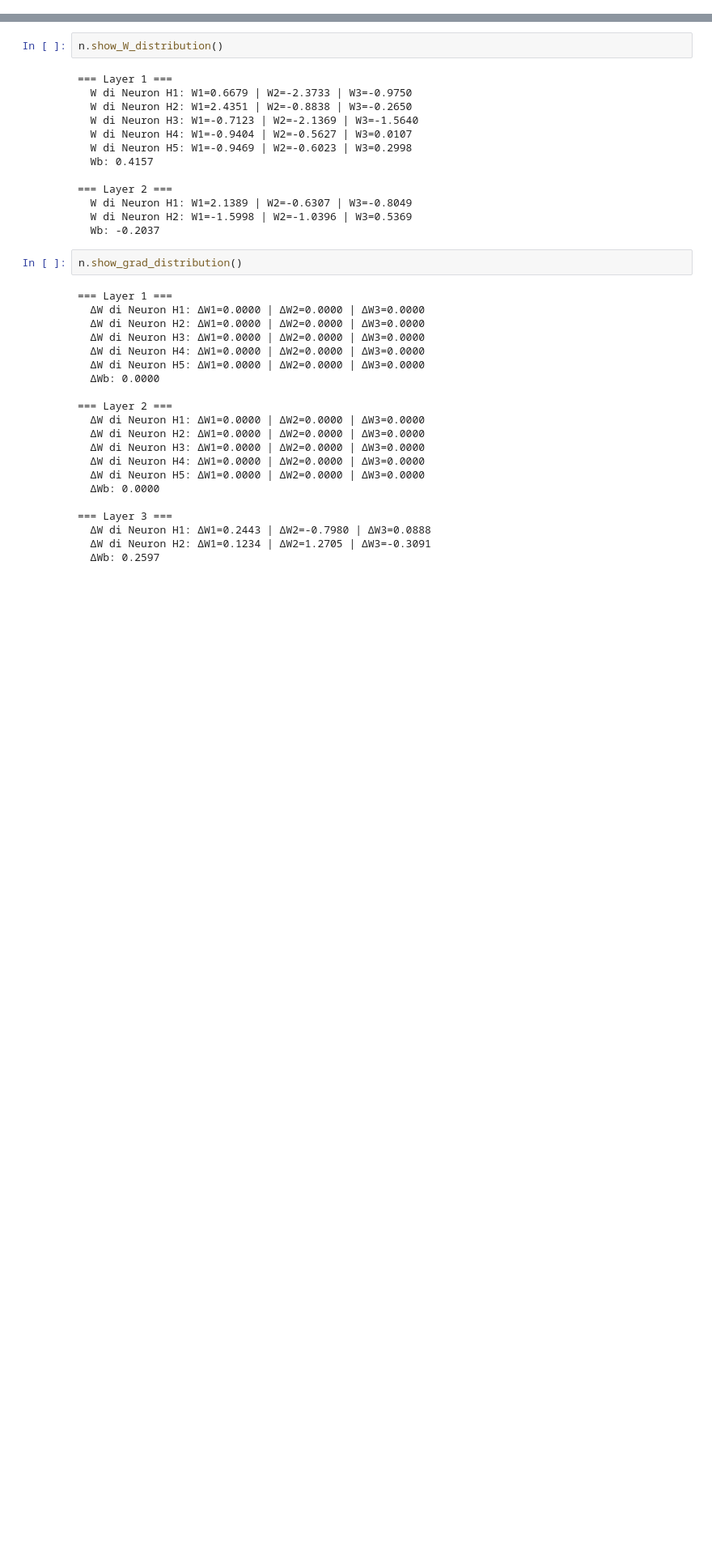
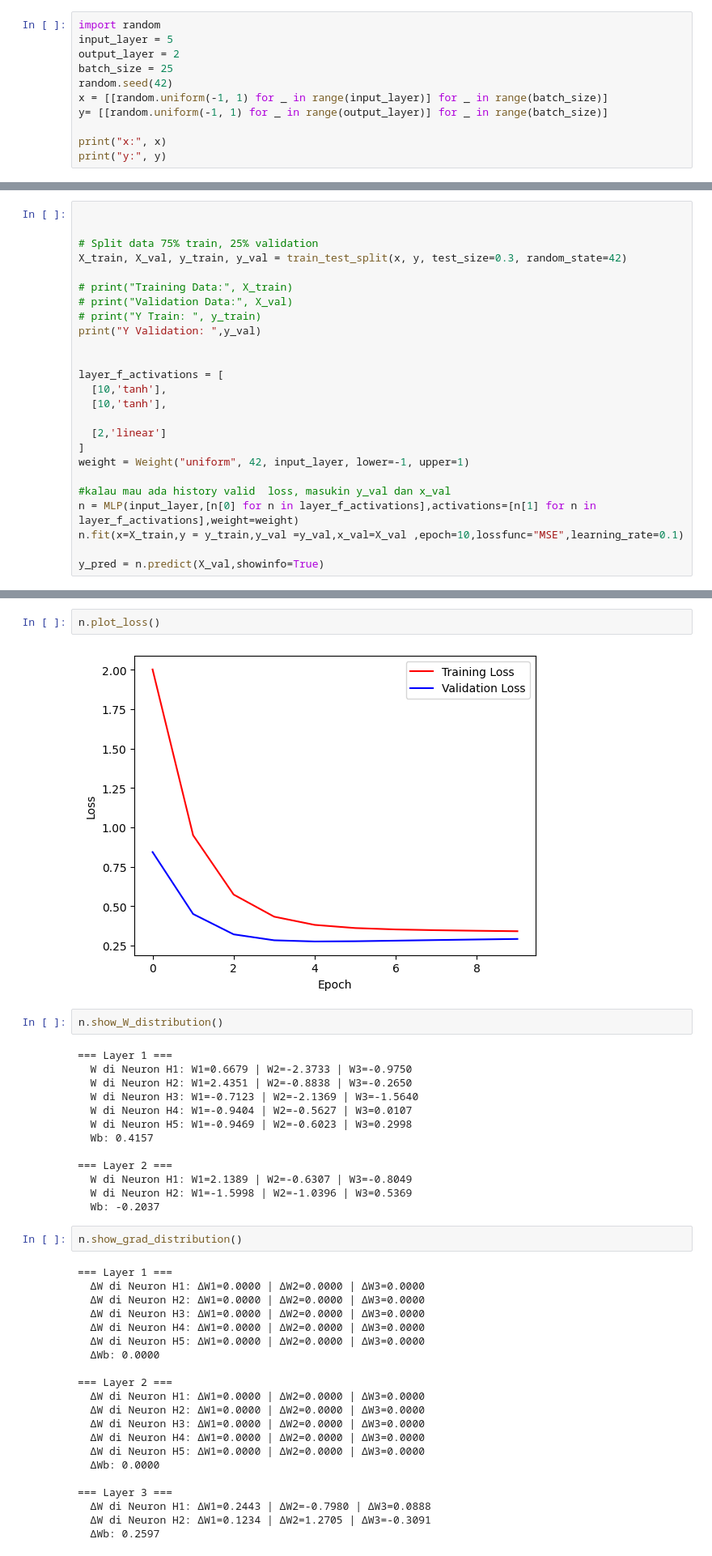
Before and after one commit to miannetopokki/IF3270_Tubes1_MachineLearning, a Jupyter notebook: src/main.ipynb, the cells around one changed output, grey strips where cells are left out. Shown: that part at 81% size. Cells and saved outputs as stored; diff of their text form; blank space fills up the shorter version.

Commit message:
feat:plotting loss

```diff
--- a/src/main.ipynb
+++ b/src/main.ipynb
@@ -43,0 +6,11 @@ Y0: 0.5405023874885125 Y1: -1.4298460846170855
+# %%
+import random
+input_layer = 5
+output_layer = 2
+batch_size = 25
+random.seed(42)
+x = [[random.uniform(-1, 1) for _ in range(input_layer)] for _ in range(batch_size)]
+y= [[random.uniform(-1, 1) for _ in range(output_layer)] for _ in range(batch_size)]
+
+print("x:", x)
+print("y:", y)
@@ -43,0 +20,25 @@ Y0: 0.5405023874885125 Y1: -1.4298460846170855
+# %%
+
+
+# Split data 75% train, 25% validation
+X_train, X_val, y_train, y_val = train_test_split(x, y, test_size=0.3, random_state=42)
+
+# print("Training Data:", X_train)
+# print("Validation Data:", X_val)
+# print("Y Train: ", y_train)
+print("Y Validation: ",y_val)
+
+
+layer_f_activations = [
+  [10,'tanh'],
+  [10,'tanh'],
+
+  [2,'linear']
+]
+weight = Weight("uniform", 42, input_layer, lower=-1, upper=1)
+
+#kalau mau ada history valid  loss, masukin y_val dan x_val
+n = MLP(input_layer,[n[0] for n in layer_f_activations],activations=[n[1] for n in layer_f_activations],weight=weight)
+n.fit(x=X_train,y = y_train,y_val =y_val,x_val=X_val ,epoch=10,lossfunc="MSE",learning_rate=0.1)
+
+y_pred = n.predict(X_val,showinfo=True)
@@ -44,3 +58,7 @@ Y0: 0.5405023874885125 Y1: -1.4298460846170855
+# %%
+n.plot_loss()
+# %% [output]
+[figure, added]
 # %%
 n.show_W_distribution()
 # %% [output]
```
Also changed, not shown: parts of 4 cells of this notebook, 1 other file.
